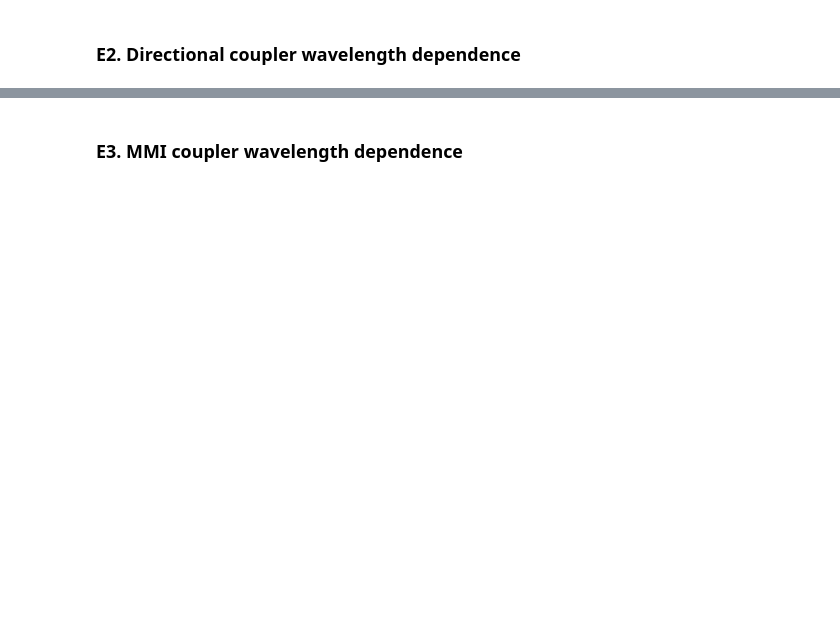
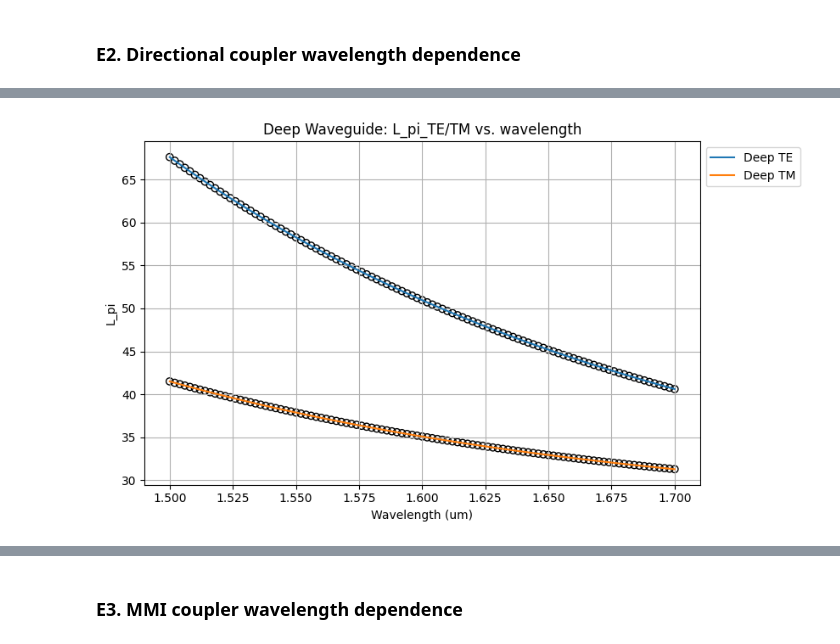
Before and after one commit to claudiaquiles/cifoin-lab2, a Jupyter notebook: COUPLERS_Student.ipynb, the cells around one changed output, grey strips where cells are left out. Cells and saved outputs as stored; diff of their text form; code cells hidden in the pictures; blank space fills up the shorter version.

```diff
--- a/COUPLERS_Student.ipynb
+++ b/COUPLERS_Student.ipynb
@@ -783,7 +879,7 @@ deep_dcoupler_cs = gt.modes.WaveguideCoupler(
 # %% [markdown]
 ### E2. Directional coupler wavelength dependence
 # %%
-wavelength = ... # STUDENT code goes here
+wavelength = np.linspace(1500, 1700, 101) * nm # STUDENT code goes here
 
 deep_dcoupler_cs = gt.modes.WaveguideCoupler(
     wavelength=wavelength, # Wavelength to simulate - Must be a vector
@@ -800,14 +896,20 @@ deep_dcoupler_cs = gt.modes.WaveguideCoupler(
     grid_resolution=20 # Parameters of the grid
 )
 
-deep_neff = deep_dcoupler_cs.n_eff
-L_pi_TE = ... # STUDENT code here
+neff = deep_dcoupler_cs.n_eff
+# TE Modes: Modes 0 & 1
+L_pi_TE = 0.5*wavelength/(neff[:,0].real-neff[:,1].real)
+L_pi_TM = 0.5*wavelength/(neff[:,2].real-neff[:,3].real)
 
 plt.figure(figsize=(10, 5))
 plt.scatter(wavelength, L_pi_TE,edgecolors='k',facecolors='none',label = '__nolegend__')
-plt.plot(wavelength, L_pi_TE,label='Deep')
+plt.plot(wavelength, L_pi_TE,label='Deep TE')
+plt.scatter(wavelength, L_pi_TM,edgecolors='k',facecolors='none',label = '__nolegend__')
+plt.plot(wavelength, L_pi_TM,label='Deep TM')
 plt.xlabel("Wavelength (um)")
 plt.ylabel("L_pi")
 plt.grid()
+plt.title("Deep Waveguide: L_pi_TE/TM vs. wavelength")
 plt.legend(loc='upper left', bbox_to_anchor=(1, 1))
 plt.tight_layout(rect=[0, 0, 0.85, 1])
+# %% [output]
@@ -813,0 +917 @@ plt.tight_layout(rect=[0, 0, 0.85, 1])
+[figure, added]
```
Also changed, not shown: parts of 16 cells of this notebook.
